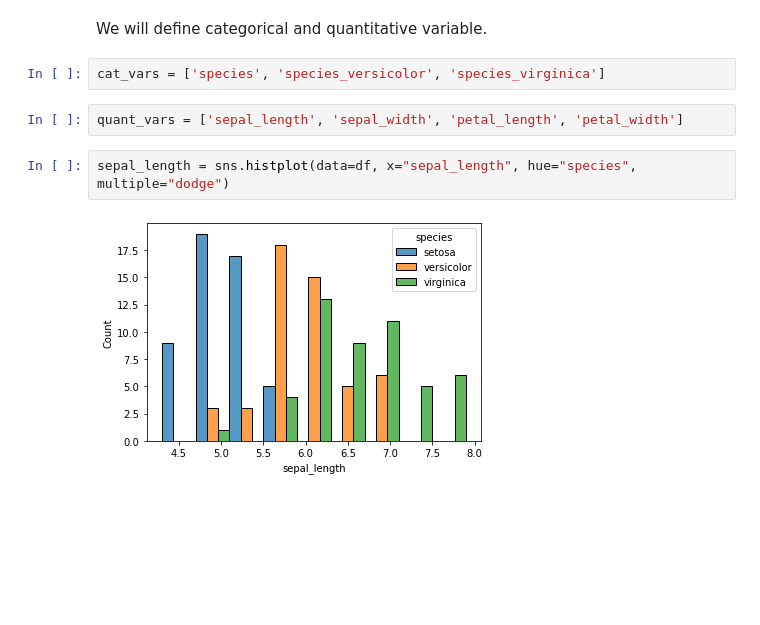
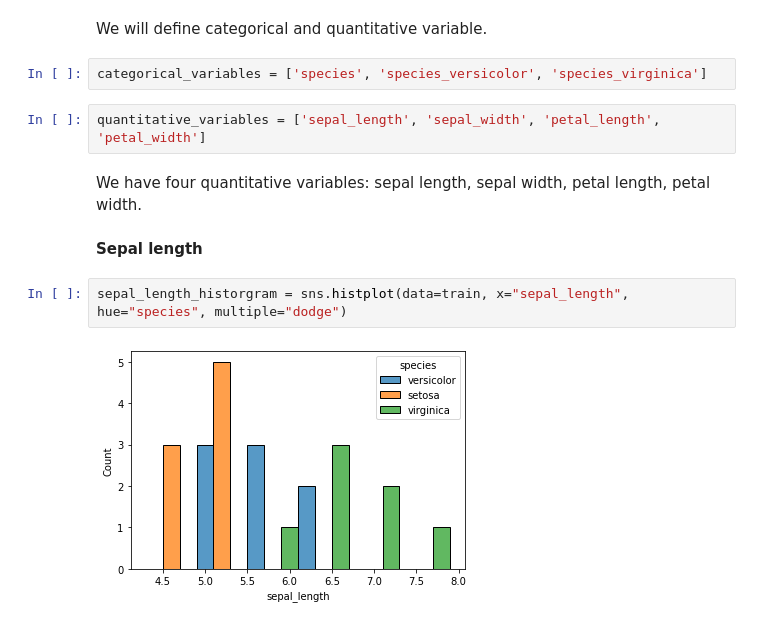
Before and after one commit to malachi-hale/classification-exercises, a Jupyter notebook: classification_exercises.ipynb, the cells around one changed output. Cells and saved outputs as stored; diff of their text form; blank space fills up the shorter version.

```diff
--- a/classification_exercises.ipynb
+++ b/classification_exercises.ipynb
@@ -427,10 +429,14 @@ memory usage: 7.3+ KB
 # %% [markdown]
 We will define categorical and quantitative variable.
 # %%
-cat_vars = ['species', 'species_versicolor', 'species_virginica']
+categorical_variables = ['species', 'species_versicolor', 'species_virginica']
 # %%
-quant_vars = ['sepal_length', 'sepal_width', 'petal_length', 'petal_width']
+quantitative_variables = ['sepal_length', 'sepal_width', 'petal_length', 'petal_width']
+# %% [markdown]
+We have four quantitative variables: sepal length, sepal width, petal length, petal width.
+# %% [markdown]
+**Sepal length**
 # %%
-sepal_length = sns.histplot(data=df, x="sepal_length", hue="species", multiple="dodge")
+sepal_length_historgram = sns.histplot(data=train, x="sepal_length", hue="species", multiple="dodge")
 # %% [output]
-[figure, old version]
+[figure, new version]
```
Also changed, not shown: parts of 19 cells of this notebook, 2 other files.
